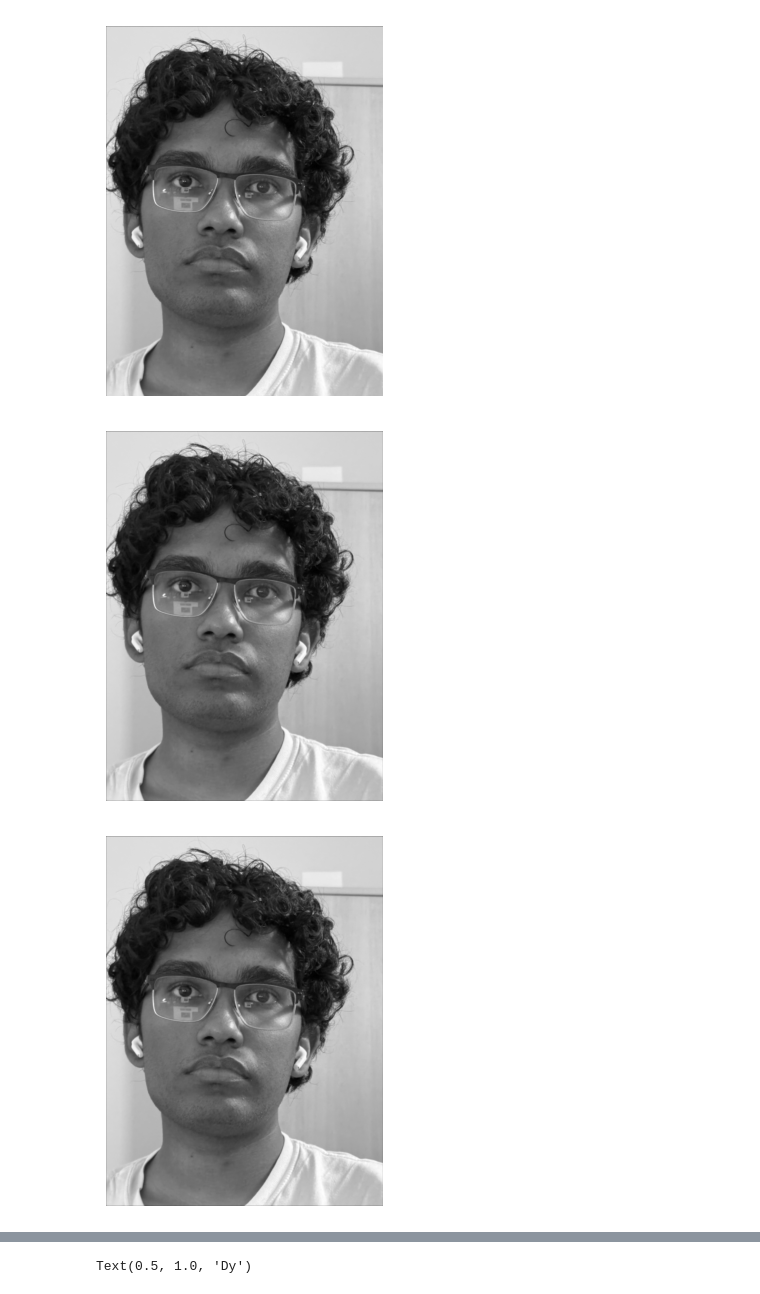
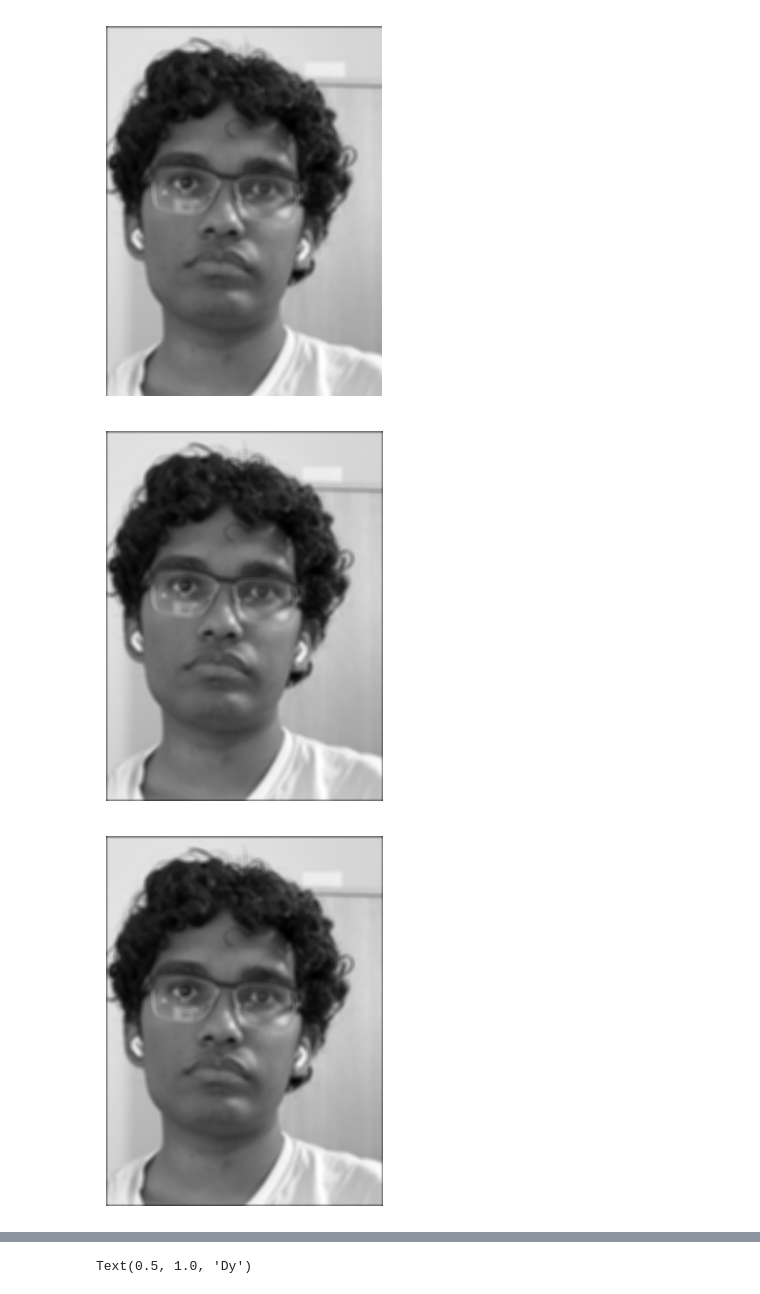
Before and after one commit to gautam-bh/gautam-bh.github.io, a Jupyter notebook: 2/main.ipynb, the cells around one changed output, grey strips where cells are left out. Cells and saved outputs as stored; diff of their text form; code cells hidden in the pictures.

```diff
--- a/2/main.ipynb
+++ b/2/main.ipynb
@@ -8,22 +11,25 @@ import cv2
 # %%
 me_img = skio.imread("media/me_far.jpeg", as_gray = True)
 me_img = np.rot90(me_img, k=-1)
+h, w = me_img.shape[:2]
+me_img = resize(me_img, (h // 6, w // 6), anti_aliasing=True)
+
 box = np.ones((9,9)) / 81
 
 conv4 = convolutions.convolution4(me_img, box, mode = "same")
 conv2 = convolutions.convolution(me_img, box, mode = "same")
 sci_py_conv = convolve2d(me_img, box, mode="same")
 
 
 plt.imshow(me_img, cmap="gray"); plt.axis("off"); plt.show()
 plt.imshow(conv4, cmap="gray"); plt.axis("off"); plt.show()
 plt.imshow(conv2, cmap="gray"); plt.axis("off"); plt.show()
 plt.imshow(sci_py_conv, cmap="gray"); plt.axis("off"); plt.show()
 # %% [output]
 [figure]
-[figure, old version]
+[figure, new version]
-[figure, old version]
+[figure, new version]
-[figure, old version]
+[figure, new version]
 # %%
 Dx = np.array([[1, 0, -1]])
 Dy = np.array([[1],[0],[-1]])
```
Also changed, not shown: parts of 7 cells of this notebook.
